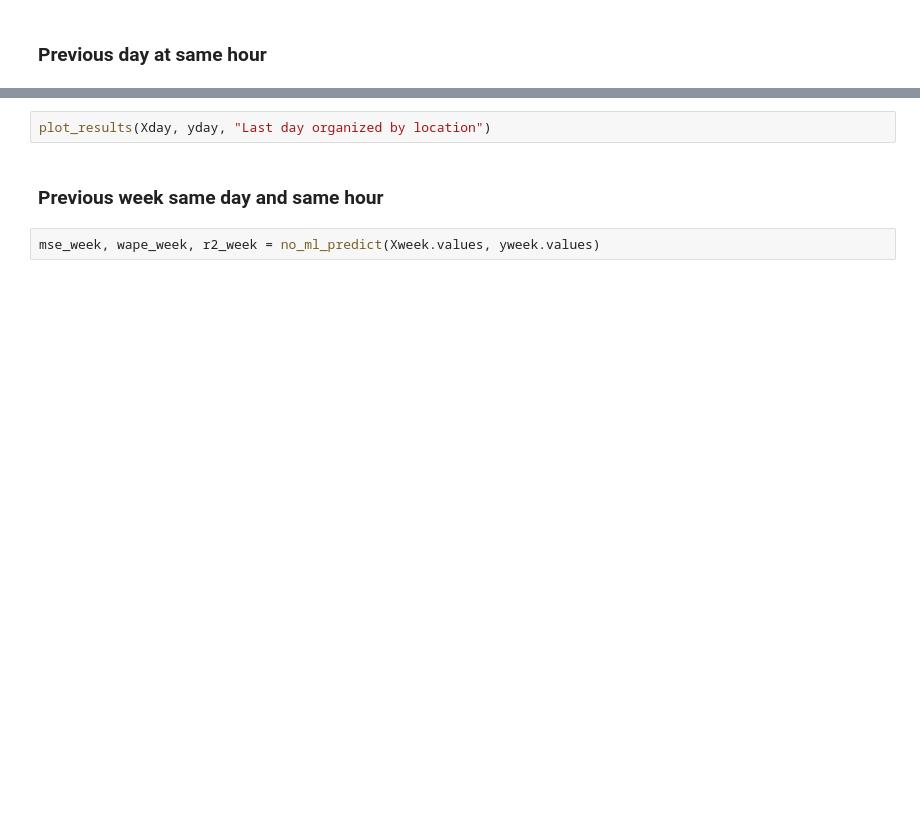
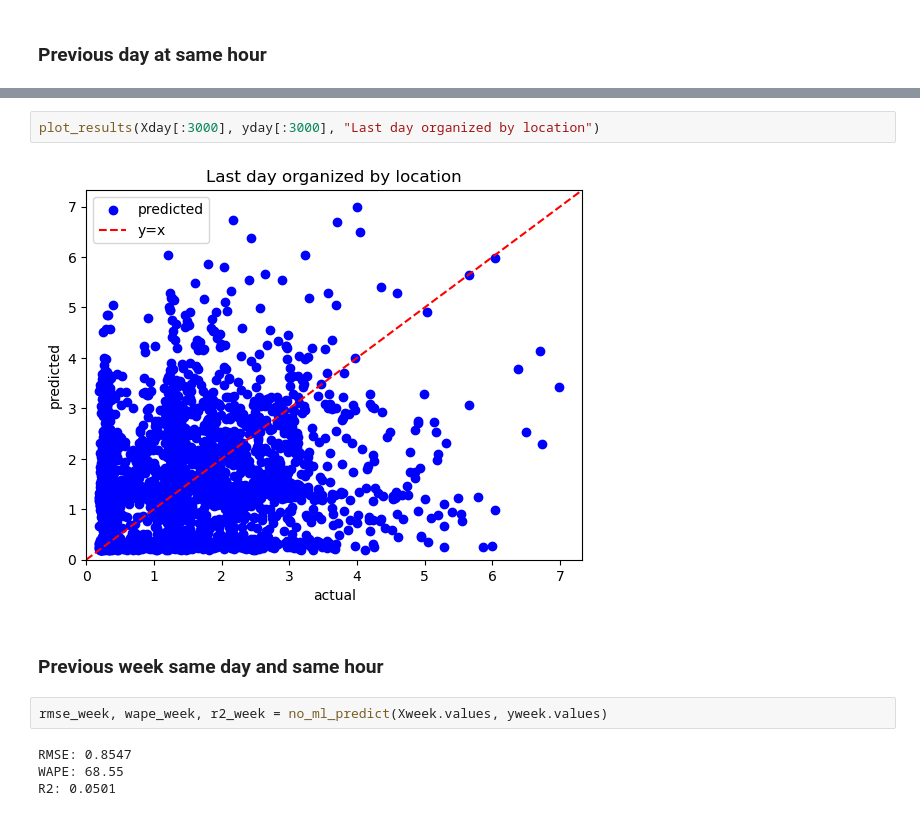
Before and after one commit to franciscomonteiro85/rec-energy-prediction-algorithm, a Jupyter notebook: notebooks/porto/REC_Without_ML_Porto.ipynb, the cells around one changed output, grey strips where cells are left out. Cells and saved outputs as stored; diff of their text form; blank space fills up the shorter version.

```diff
--- a/notebooks/porto/REC_Without_ML_Porto.ipynb
+++ b/notebooks/porto/REC_Without_ML_Porto.ipynb
@@ -155,7 +277,13 @@ mse_day, wape_day, r2_day = no_ml_predict(Xday.values, yday.values)
 # %%
-plot_results(Xday, yday, "Last day organized by location")
+plot_results(Xday[:3000], yday[:3000], "Last day organized by location")
+# %% [output]
+[figure, added]
 # %% [markdown]
 ### Previous week same day and same hour
 # %%
-mse_week, wape_week, r2_week = no_ml_predict(Xweek.values, yweek.values)
+rmse_week, wape_week, r2_week = no_ml_predict(Xweek.values, yweek.values)
+# %% [output]
+RMSE: 0.8547
+WAPE: 68.55
+R2: 0.0501
 # %%
```
Also changed, not shown: parts of 15 cells of this notebook, 8 other files.
